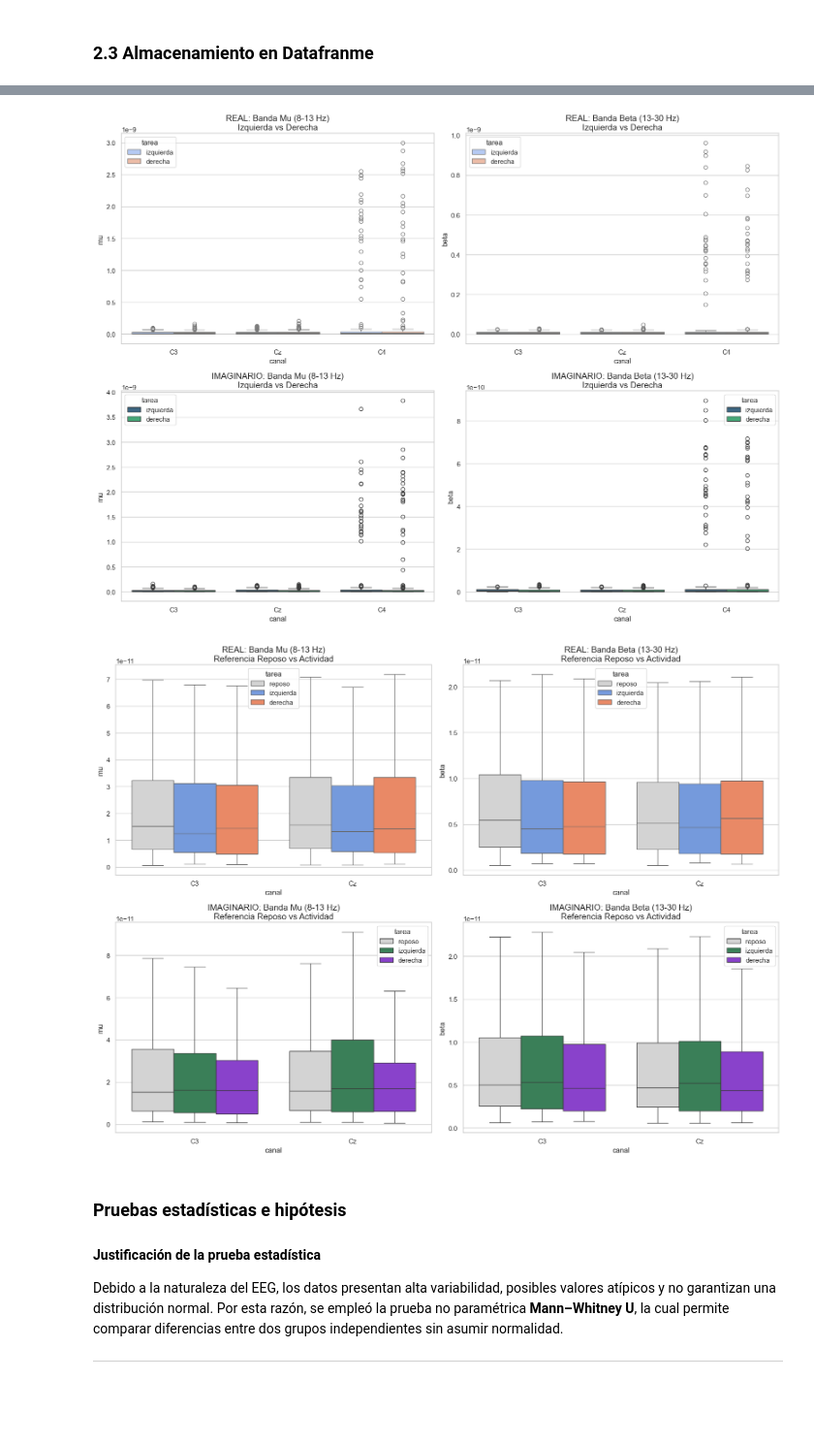
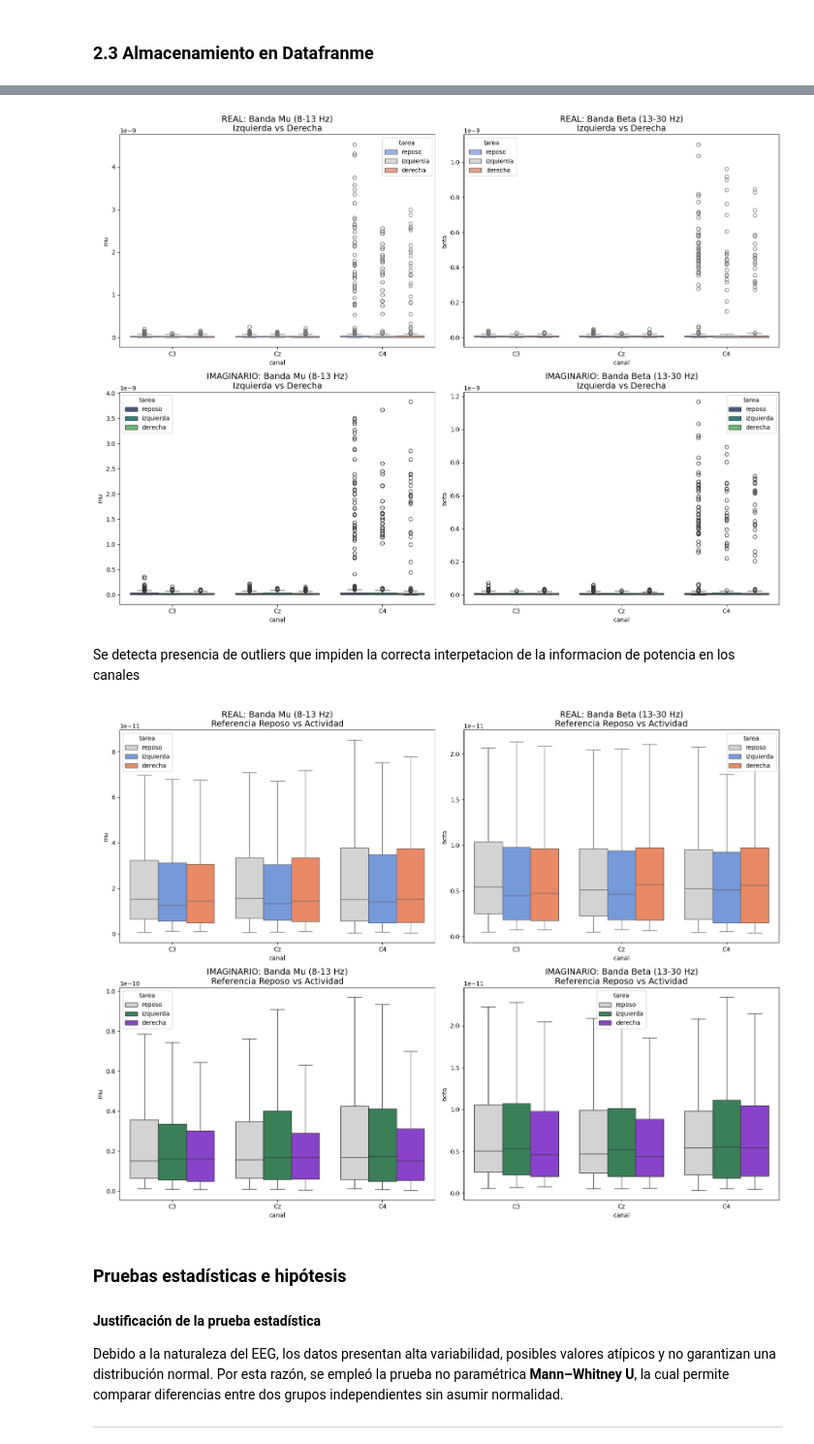
Before and after one commit to KarenAgudelo769/Proyecto_biosenales, a Jupyter notebook: codigo.ipynb, the cells around one changed output, grey strips where cells are left out. Shown at 97% size. Saved outputs shown, nothing was run; the diff lists cells and outputs as text; code cells hidden in the pictures; blank space fills up the shorter version.

```diff
--- a/codigo.ipynb
+++ b/codigo.ipynb
@@ -591,8 +600,9 @@ RESUMEN DEL DATAFRAME FINAL
 # %%
 import seaborn as sns
+import matplotlib.pyplot as plt
 
 # 1. Filtramos el DataFrame para que SOLO existan 'izquierda' y 'derecha'
-df_manos = df_final[df_final['tarea'].isin(['izquierda', 'derecha'])]
+df_manos = df_final[df_final['tarea'].isin(['reposo','izquierda', 'derecha'])]
 
 
 fig, axes = plt.subplots(2, 2, figsize=(16, 12))
@@ -623,16 +633,18 @@ axes[1, 1].set_title('IMAGINARIO: Banda Beta (13-30 Hz)\nIzquierda vs Derecha',
 plt.tight_layout()
 plt.show()
 # %% [output]
-[figure, old version]
+[figure, new version]
+# %% [markdown]
+Se detecta presencia de outliers que impiden la correcta interpetacion de la informacion de potencia en los canales
 # %%
 import seaborn as sns
-import matplotlib.pyplot as plt
+
 
 # 1. Filtramos: Ahora incluimos 'reposo' junto con 'izquierda' y 'derecha'
 # Mantenemos solo canales C3 y Cz
 df_grafica = df_final[
     (df_final['tarea'].isin(['izquierda', 'derecha', 'reposo'])) &
-    (df_final['canal'].isin(['C3', 'Cz']))
+    (df_final['canal'].isin(['C3', 'Cz','C4']))
 ].copy()
 
 # Definimos un orden lógico para las cajas y una paleta de colores coherente
@@ -645,34 +657,34 @@ fig, axes = plt.subplots(2, 2, figsize=(16, 12))
 # --- FILA 1: EJECUCIÓN REAL ---
 df_real = df_grafica[df_grafica['condicion'] == 'real']
 
 # Mu - Real
 sns.boxplot(ax=axes[0, 0], data=df_real, x='canal', y='mu', hue='tarea',
             hue_order=orden_tareas, palette=colores_real, showfliers=False)
 axes[0, 0].set_title('REAL: Banda Mu (8-13 Hz)\nReferencia Reposo vs Actividad', fontsize=14)
 
 # Beta - Real
 sns.boxplot(ax=axes[0, 1], data=df_real, x='canal', y='beta', hue='tarea',
             hue_order=orden_tareas, palette=colores_real, showfliers=False)
 axes[0, 1].set_title('REAL: Banda Beta (13-30 Hz)\nReferencia Reposo vs Actividad', fontsize=14)
 
 
 # --- FILA 2: IMAGINERÍA MOTORA ---
 df_imag = df_grafica[df_grafica['condicion'] == 'imaginacion']
 
 # Mu - Imaginario
 sns.boxplot(ax=axes[1, 0], data=df_imag, x='canal', y='mu', hue='tarea',
             hue_order=orden_tareas, palette=colores_imag, showfliers=False)
 axes[1, 0].set_title('IMAGINARIO: Banda Mu (8-13 Hz)\nReferencia Reposo vs Actividad', fontsize=14)
 
 # Beta - Imaginario
 sns.boxplot(ax=axes[1, 1], data=df_imag, x='canal', y='beta', hue='tarea',
             hue_order=orden_tareas, palette=colores_imag, showfliers=False)
 axes[1, 1].set_title('IMAGINARIO: Banda Beta (13-30 Hz)\nReferencia Reposo vs Actividad', fontsize=14)
 
 plt.tight_layout()
 plt.show()
 # %% [output]
-[figure, old version]
+[figure, new version]
 # %% [markdown]
 <h3><strong>Pruebas estadísticas e hipótesis</strong></h3>
 
```
Also changed, not shown: parts of 2 cells of this notebook, 1 other file.
